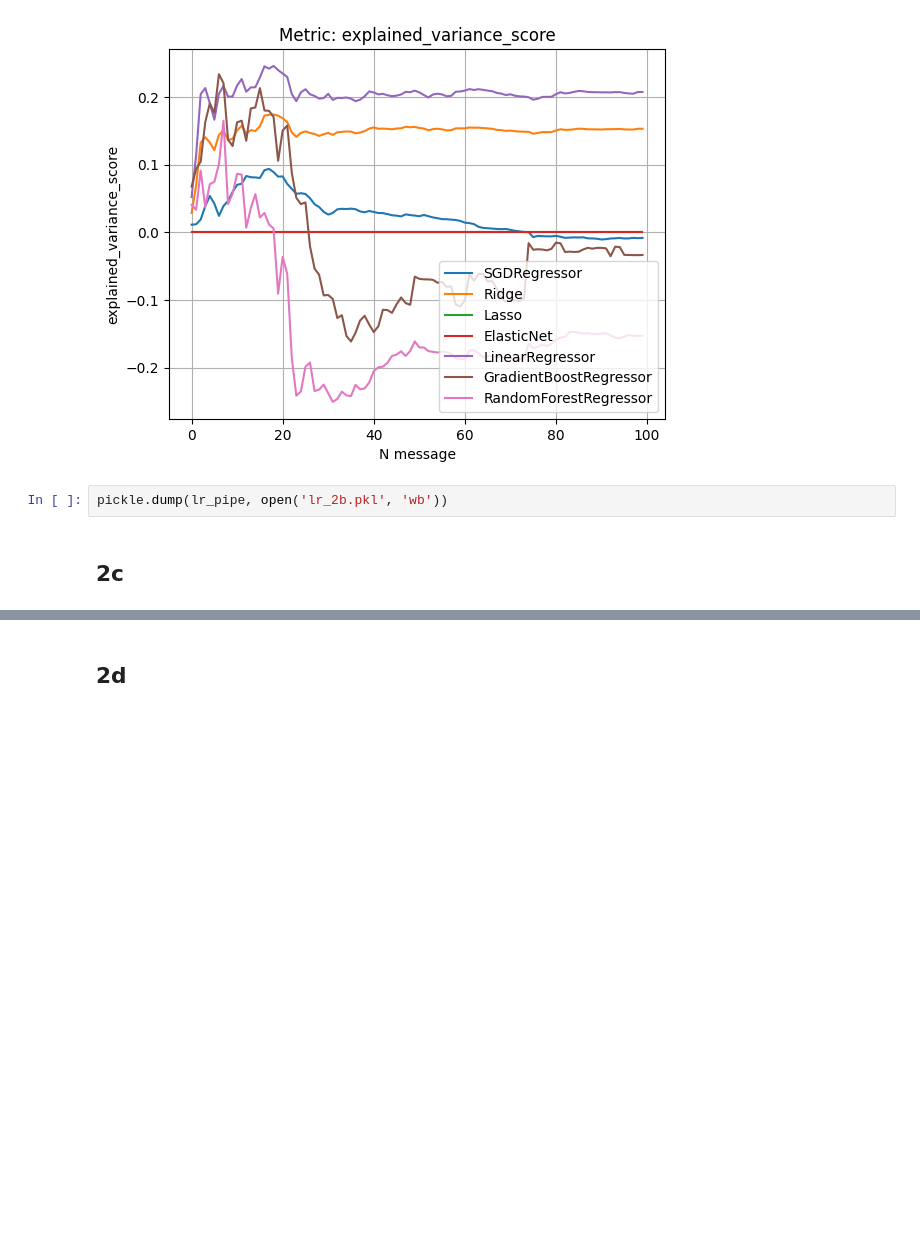
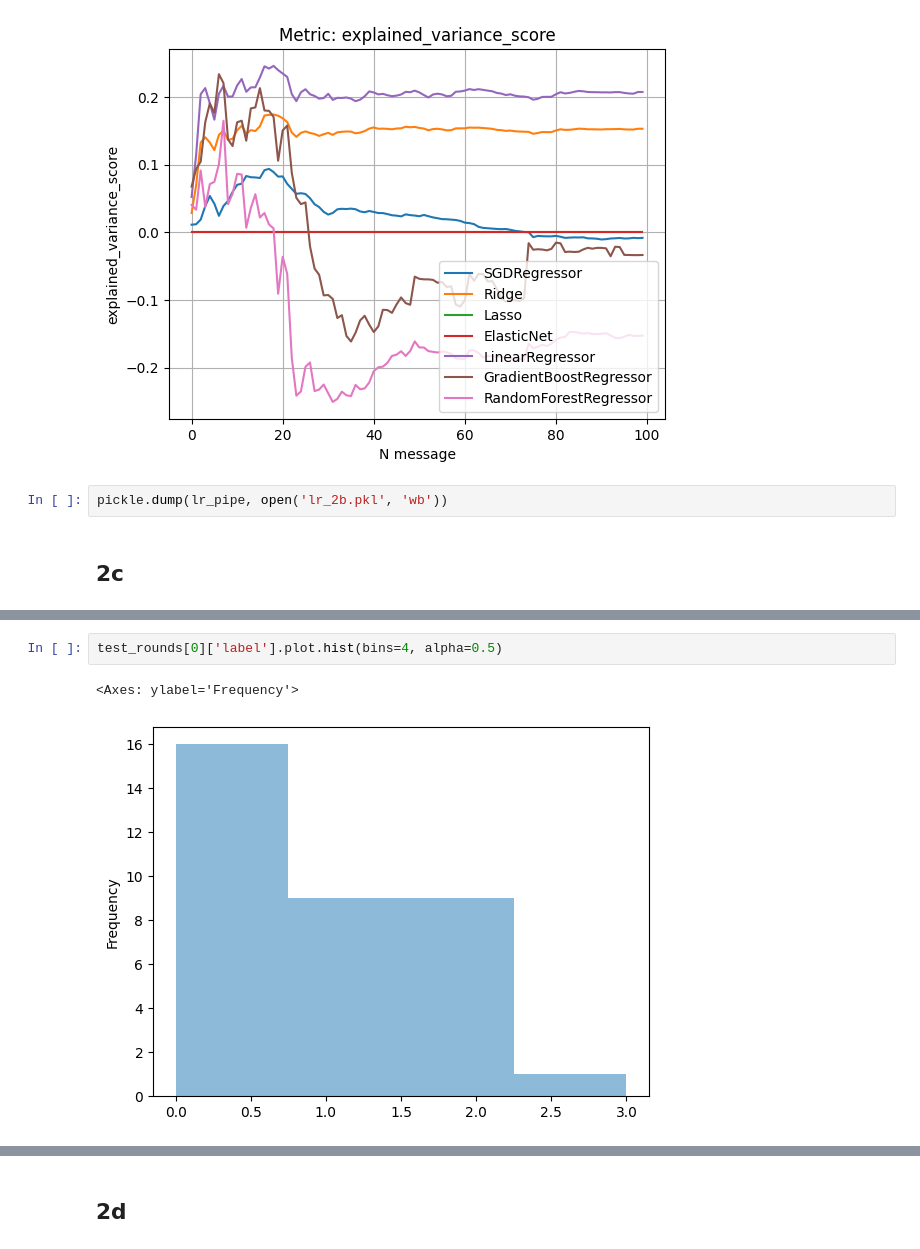
Before and after one commit to plncmm/PLN-CMM-at-MentalRiskES, a Jupyter notebook: src/models/MentalRisk_rounds.ipynb, the cells around one changed output, grey strips where cells are left out. Cells and saved outputs as stored; diff of their text form; blank space fills up the shorter version.

```diff
--- a/src/models/MentalRisk_rounds.ipynb
+++ b/src/models/MentalRisk_rounds.ipynb
@@ -886,0 +963,5 @@ train_rounds, test_rounds = rounds_partition(rounds_2b, X_train.index)
+# %%
+test_rounds[0]['label'].plot.hist(bins=4, alpha=0.5)
+# %% [output]
+<Axes: ylabel='Frequency'>
+[figure, added]
```
Also changed, not shown: parts of 29 cells of this notebook.
